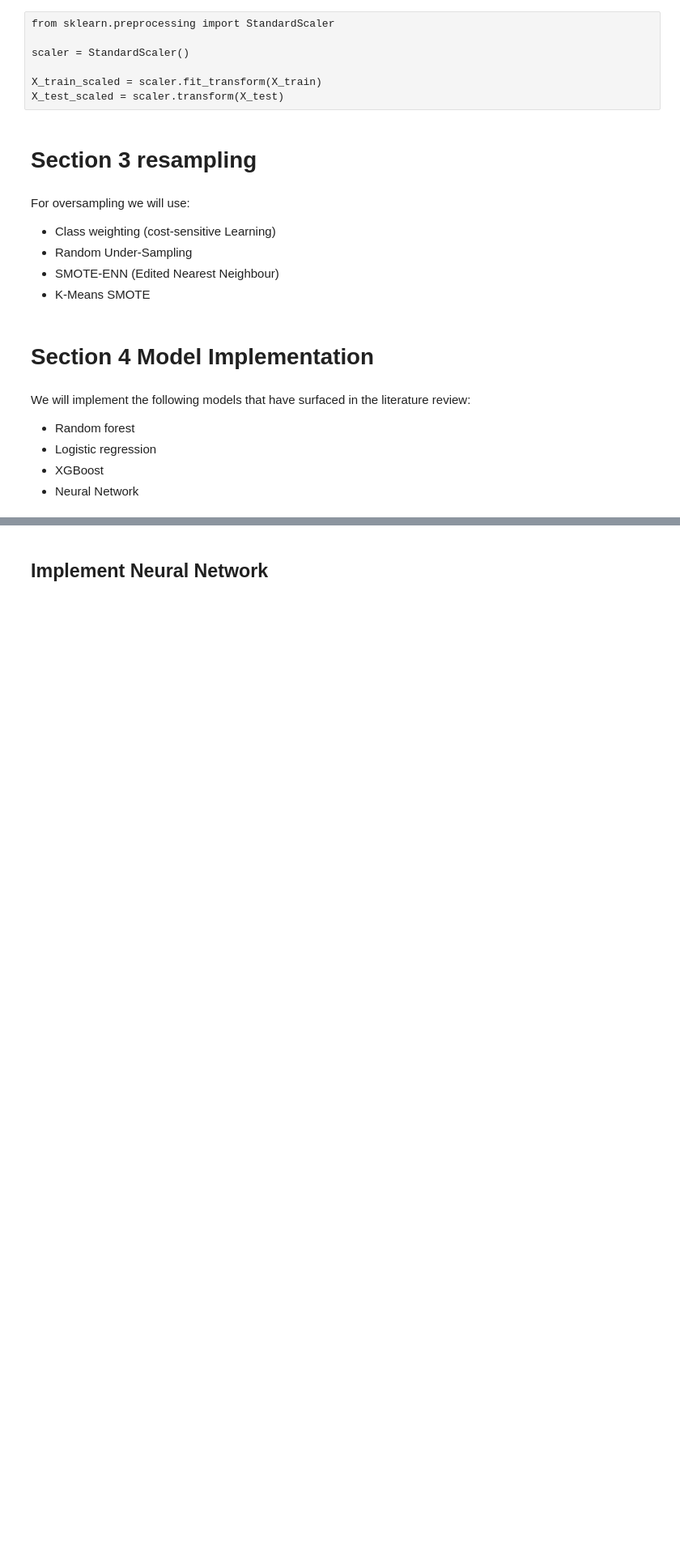
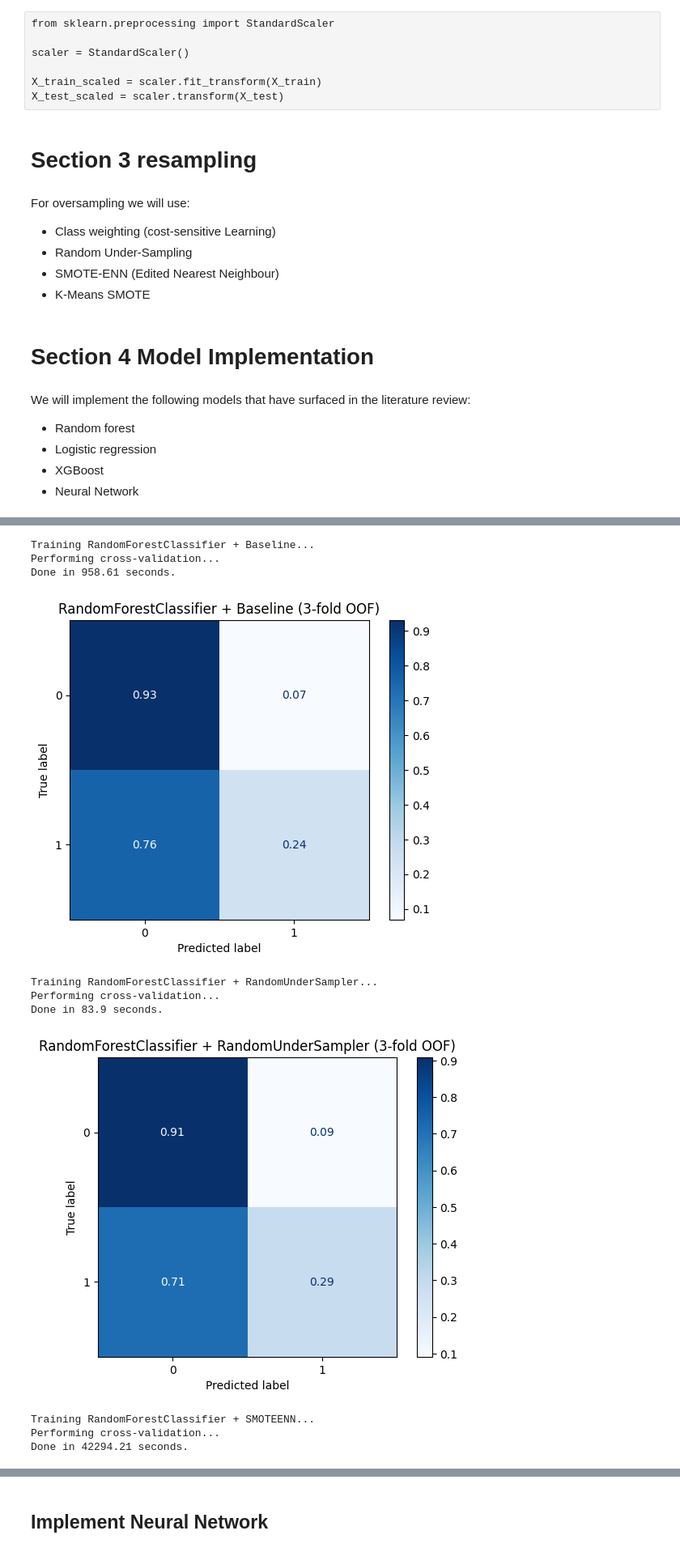
Before and after one commit to TimAngevare/Adversarial-Attacks-on-Class-Imbalanced-Lending-Default-Models, a Jupyter notebook: Advesarial_attacks.ipynb, the cells around one changed output, grey strips where cells are left out. Shown at 81% size. Drawn from its saved outputs; the diff is of its cells as text; code cells hidden in the pictures; blank space fills up the shorter version.

```diff
--- a/Advesarial_attacks.ipynb
+++ b/Advesarial_attacks.ipynb
@@ -810,2 +819,17 @@ Done in 69.58 seconds.
 # %%
-loop_samplers(RandomForestClassifier(random_state=RANDOM_STATE, max_depth=15, min_samples_leaf=20, n_jobs=-1), X_train, y_train)
+for frac, dataset in datasets.items():
+    print(f"=== Minority fraction: {frac} ===")
+    X_train, y_train = dataset["train"]
+    loop_samplers(RandomForestClassifier(random_state=RANDOM_STATE, max_depth=15, min_samples_leaf=20, n_jobs=-1), X_train, y_train, imbalance_ratio=frac)
+# %% [output]
+Training RandomForestClassifier + Baseline...
+Performing cross-validation...
+Done in 958.61 seconds.
+[figure, added]
+Training RandomForestClassifier + RandomUnderSampler...
+Performing cross-validation...
+Done in 83.9 seconds.
+[figure, added]
+Training RandomForestClassifier + SMOTEENN...
+Performing cross-validation...
+Done in 42294.21 seconds.
```
Also changed, not shown: parts of 37 cells of this notebook, 2 other files.
